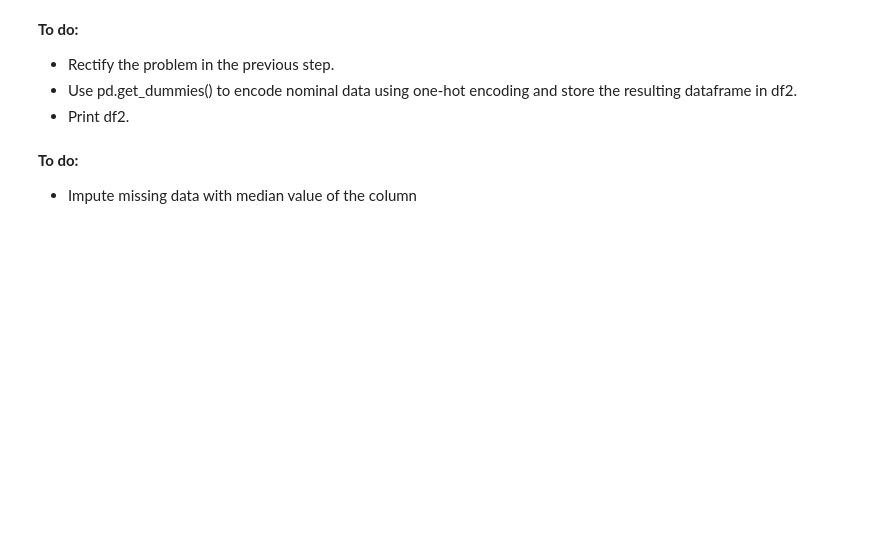
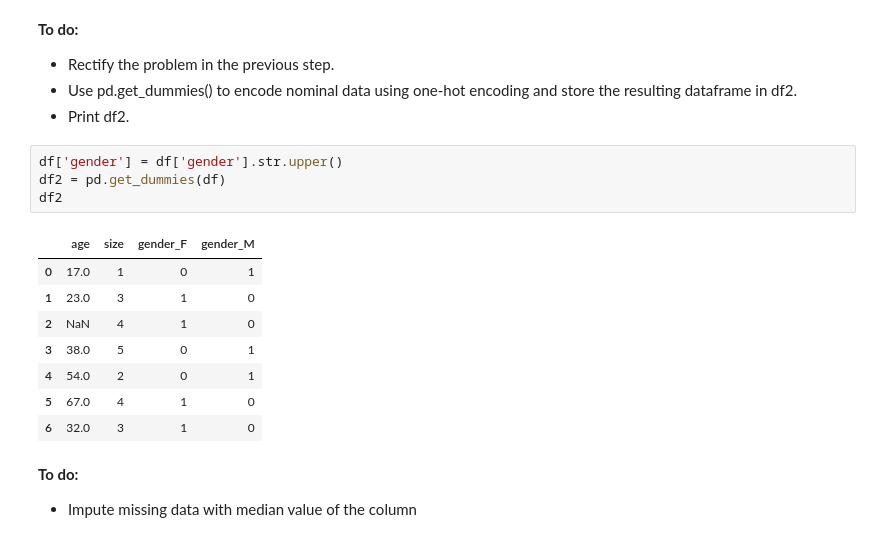
Before and after one commit to wooihaw/pai_dec2023, a Jupyter notebook: Part_2/handson_2/handson_2a.ipynb, the cells around one changed output. Saved outputs shown, nothing was run; the diff lists cells and outputs as text; blank space fills up the shorter version.

```diff
--- a/Part_2/handson_2/handson_2a.ipynb
+++ b/Part_2/handson_2/handson_2a.ipynb
@@ -34,6 +92,19 @@ df
 - Rectify the problem in the previous step.
 - Use pd.get_dummies() to encode nominal data using one-hot encoding and store the resulting dataframe in df2.
 - Print df2.
+# %%
+df['gender'] = df['gender'].str.upper()
+df2 = pd.get_dummies(df)
+df2
+# %% [output]
+|  | age | size | gender_F | gender_M |
+| 0 | 17.0 | 1 | 0 | 1 |
+| 1 | 23.0 | 3 | 1 | 0 |
+| 2 | NaN | 4 | 1 | 0 |
+| 3 | 38.0 | 5 | 0 | 1 |
+| 4 | 54.0 | 2 | 0 | 1 |
+| 5 | 67.0 | 4 | 1 | 0 |
+| 6 | 32.0 | 3 | 1 | 0 |
 # %% [markdown]
 **To do:**
 - Impute missing data with median value of the column
```
Also changed, not shown: parts of 7 cells of this notebook, 1 other file.
